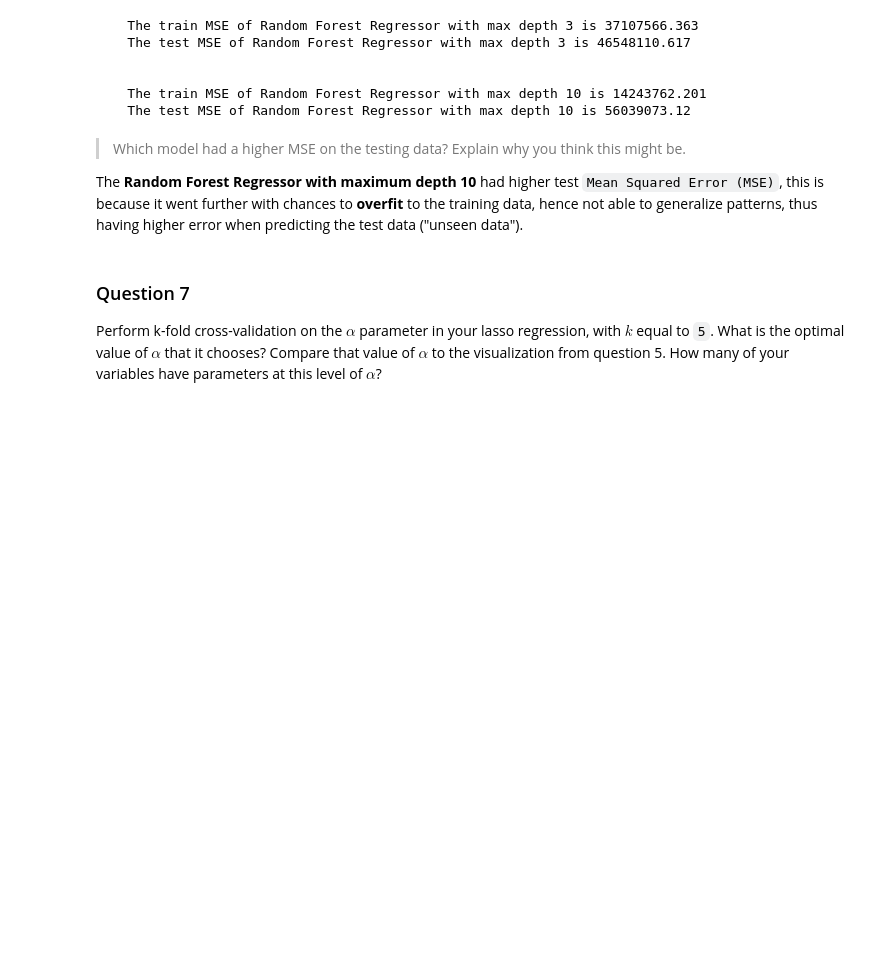
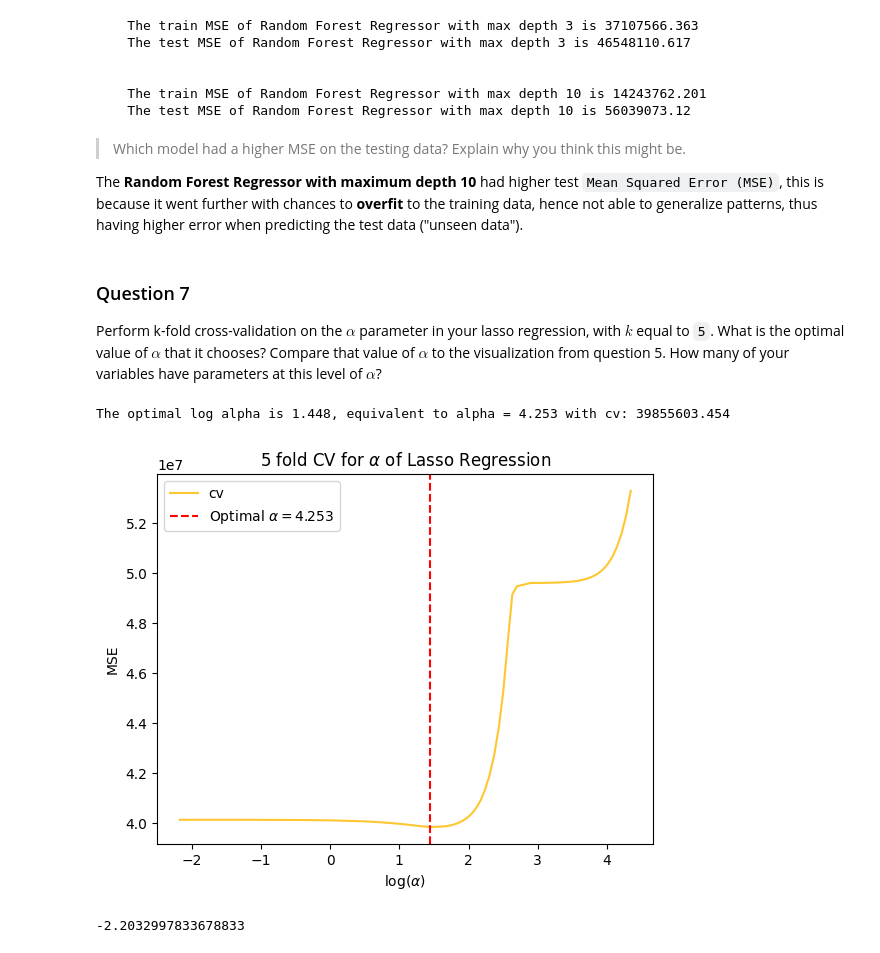
Before and after one commit to tonyliang19/ECON323_2023_Spring, a Jupyter notebook: problem_sets/problem_set_6.ipynb, the cells around one changed output. Drawn from its saved outputs; the diff is of its cells as text; code cells hidden in the pictures; blank space fills up the shorter version.

```diff
--- a/problem_sets/problem_set_6.ipynb
+++ b/problem_sets/problem_set_6.ipynb
@@ -232,3 +233,38 @@ The **Random Forest Regressor with maximum depth 10** had higher test `Mean Squa
 Perform k-fold cross-validation on the $\alpha$ parameter in your lasso regression, with $k$ equal to `5`. What is the optimal value of $\alpha$ that it chooses? Compare that value of $\alpha$ to the visualization from question 5. How many of your variables have parameters at this level of $\alpha$?
 # %%
 # perform k fold cv on alpha, with k = 5
+def k_fold_cv_viz(k):
+    alphas = np.exp(np.linspace(10, -5, 100))
+    mse = pd.DataFrame()
+    mse["log_alpha"] = np.log10(alphas)
+    mse["cv"] = [-np.mean(cross_val_score(Lasso(alpha=alpha, max_iter=50000),
+                                      X_train, y_train, cv=k, scoring='neg_mean_squared_error'))
+              for alpha in alphas]
+    return mse
+
+fold_cv_5 = k_fold_cv_viz(k=5)
+optimal = fold_cv_5.loc[fold_cv_5.cv.argmin()]
+log_alpha = optimal.log_alpha
+opt_alpha = np.exp(log_alpha)
+print(f"The optimal log alpha is {round(log_alpha, 3)}, equivalent to alpha = {round(opt_alpha, 3)} with cv: {round(optimal.cv, 3)}")
+# %% [output]
+The optimal log alpha is 1.448, equivalent to alpha = 4.253 with cv: 39855603.454
+# %%
+# create plots
+fig, ax = plt.subplots()
+fold_cv_5.plot(x="log_alpha", y="cv", c='#fec630', ax=ax)
+ax.set_xlabel(r"$\log(\alpha)$")
+ax.set_ylabel("MSE")
+# add anotation to optimal , and take inverse of natural log to get back alpha
+ax.axvline(x=log_alpha, color='red', label=r'Optimal $\alpha = $' + f'{round(opt_alpha, 3)}', ls='--')
+ax.set_title(r'5 fold CV for $\alpha$ of Lasso Regression')
+plt.legend()
+plt.show()
+# %% [output]
+[figure, added]
+# %%
+# This is using function from scikit learn
+lasso = LassoCV(cv=5).fit(X_train,y_train)
+-np.log10(lasso.alpha_) # should roughly = minimizer on graph, not exactly equal due to random splitting
+# %% [output]
+-2.2032997833678833
```
Also changed, not shown: parts of 3 cells of this notebook.
